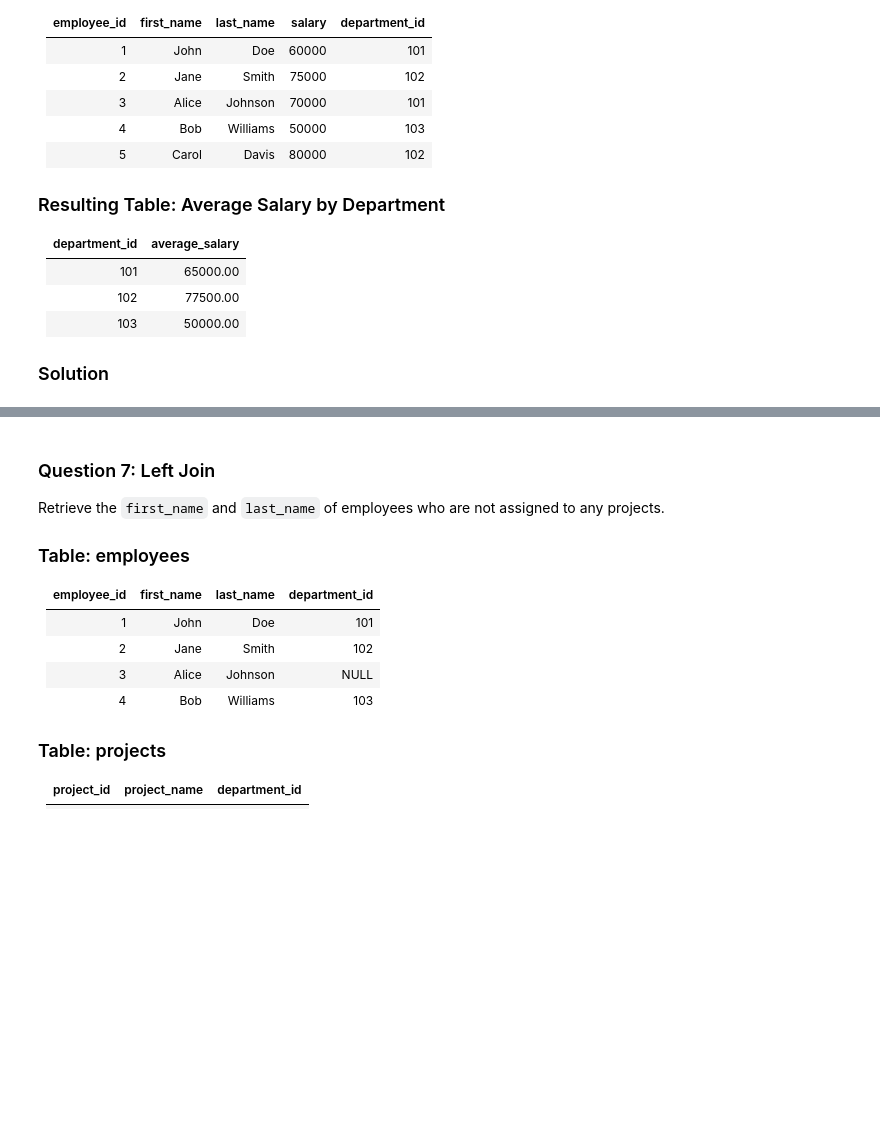
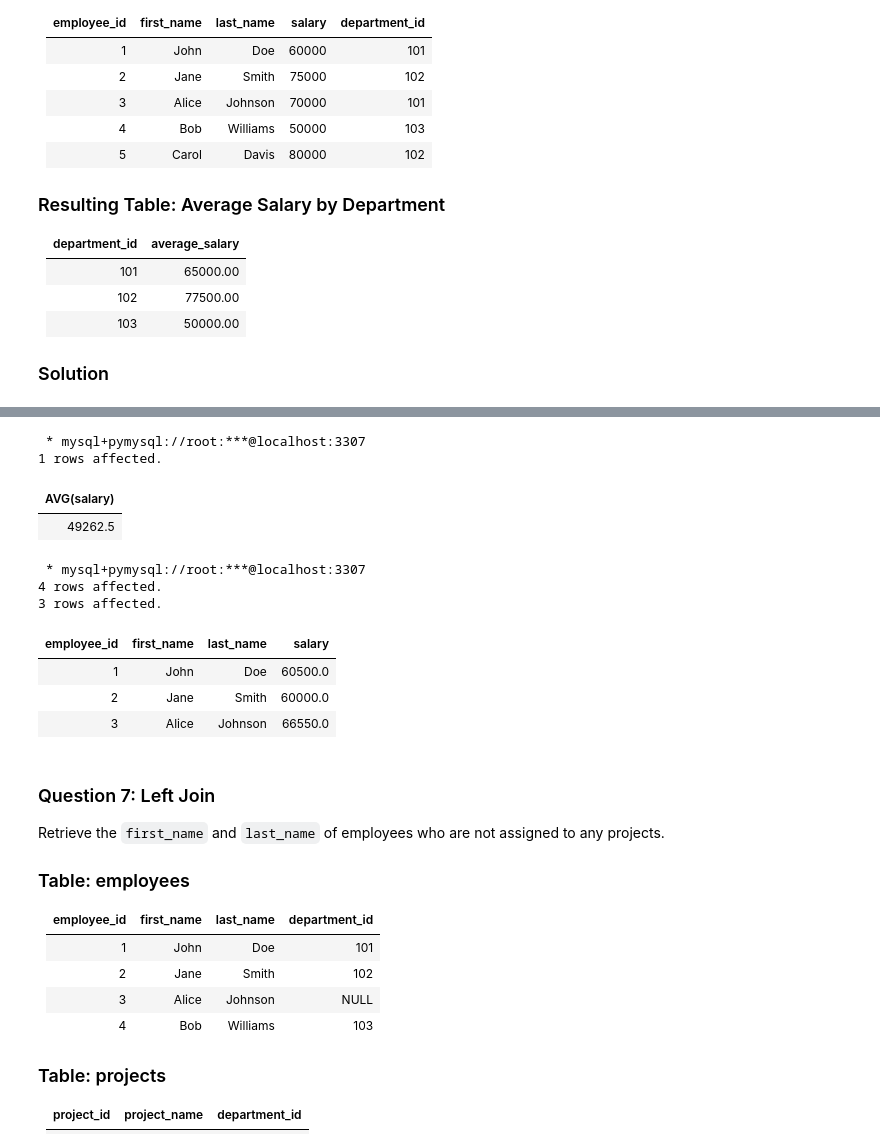
Before and after one commit to adamacadamy/tutorialDocuments, a Jupyter notebook: databases_lesson/RDBMS/exercises/exercise_2.ipynb, the cells around one changed output, grey strips where cells are left out. Saved outputs shown, nothing was run; the diff lists cells and outputs as text; code cells hidden in the pictures; blank space fills up the shorter version.

```diff
--- a/databases_lesson/RDBMS/exercises/exercise_2.ipynb
+++ b/databases_lesson/RDBMS/exercises/exercise_2.ipynb
@@ -266,5 +355,32 @@ Find the `first_name` and `last_name` of employees whose salary is above the ave
+# %%
+%%sql
+SELECT AVG(salary) FROM employees
+# %% [output]
+ * mysql+pymysql://root:***@localhost:3307
+1 rows affected.
+| AVG(salary) |
+| 49262.5 |
 # %%
 %%sql
+
+SELECT  * FROM employees;
+
+SELECT
+    employee_id,
+    first_name,
+    last_name,
+    salary
+FROM
+    employees
+WHERE salary > (SELECT AVG(salary) FROM employees)
+# %% [output]
+ * mysql+pymysql://root:***@localhost:3307
+4 rows affected.
+3 rows affected.
+| employee_id | first_name | last_name | salary |
+| 1 | John | Doe | 60500.0 |
+| 2 | Jane | Smith | 60000.0 |
+| 3 | Alice | Johnson | 66550.0 |
 # %% [markdown]
 ### Question 7: Left Join
 Retrieve the `first_name` and `last_name` of employees who are not assigned to any projects.
```
Also changed, not shown: parts of 15 cells of this notebook, 5 other files.
